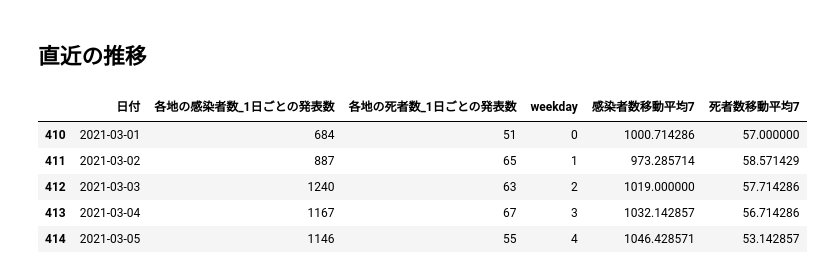
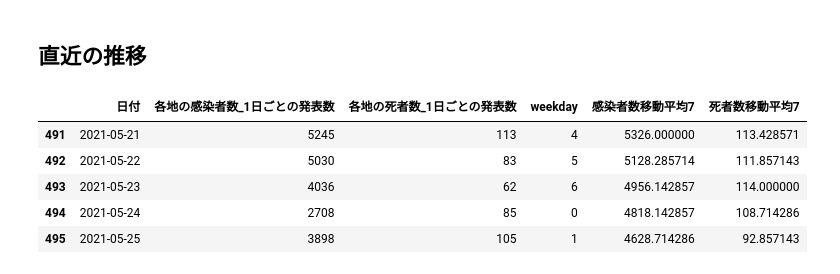
Before and after one commit to marzg510/data-analyze-covid-19, a Jupyter notebook: covid-19-jp-nhk.ipynb, the cells around one changed output. Cells and saved outputs as stored; diff of their text form; code cells hidden in the pictures.

```diff
--- a/covid-19-jp-nhk.ipynb
+++ b/covid-19-jp-nhk.ipynb
@@ -79,14 +79,14 @@ wd_ax.bar(all_jp_week_mean["曜日"],all_jp_week_mean["各地の死者数_1日
 ## 直近の推移
 # %%
 all_jp_latest = all_jp.loc[all_jp["日付"]>="2021-03-01"]
-all_jp_latest.head()
+all_jp_latest.tail()
 # %% [output]
 |  | 日付 | 各地の感染者数_1日ごとの発表数 | 各地の死者数_1日ごとの発表数 | weekday | 感染者数移動平均7 | 死者数移動平均7 |
-| 410 | 2021-03-01 | 684 | 51 | 0 | 1000.714286 | 57.000000 |
-| 411 | 2021-03-02 | 887 | 65 | 1 | 973.285714 | 58.571429 |
-| 412 | 2021-03-03 | 1240 | 63 | 2 | 1019.000000 | 57.714286 |
-| 413 | 2021-03-04 | 1167 | 67 | 3 | 1032.142857 | 56.714286 |
-| 414 | 2021-03-05 | 1146 | 55 | 4 | 1046.428571 | 53.142857 |
+| 491 | 2021-05-21 | 5245 | 113 | 4 | 5326.000000 | 113.428571 |
+| 492 | 2021-05-22 | 5030 | 83 | 5 | 5128.285714 | 111.857143 |
+| 493 | 2021-05-23 | 4036 | 62 | 6 | 4956.142857 | 114.000000 |
+| 494 | 2021-05-24 | 2708 | 85 | 0 | 4818.142857 | 108.714286 |
+| 495 | 2021-05-25 | 3898 | 105 | 1 | 4628.714286 | 92.857143 |
 # %%
 fig, ax = plt.subplots(2,1,figsize=(9,5),tight_layout=True)
 p_ax = ax[0]
```
Also changed, not shown: parts of 2 cells of this notebook, 41 other files.
